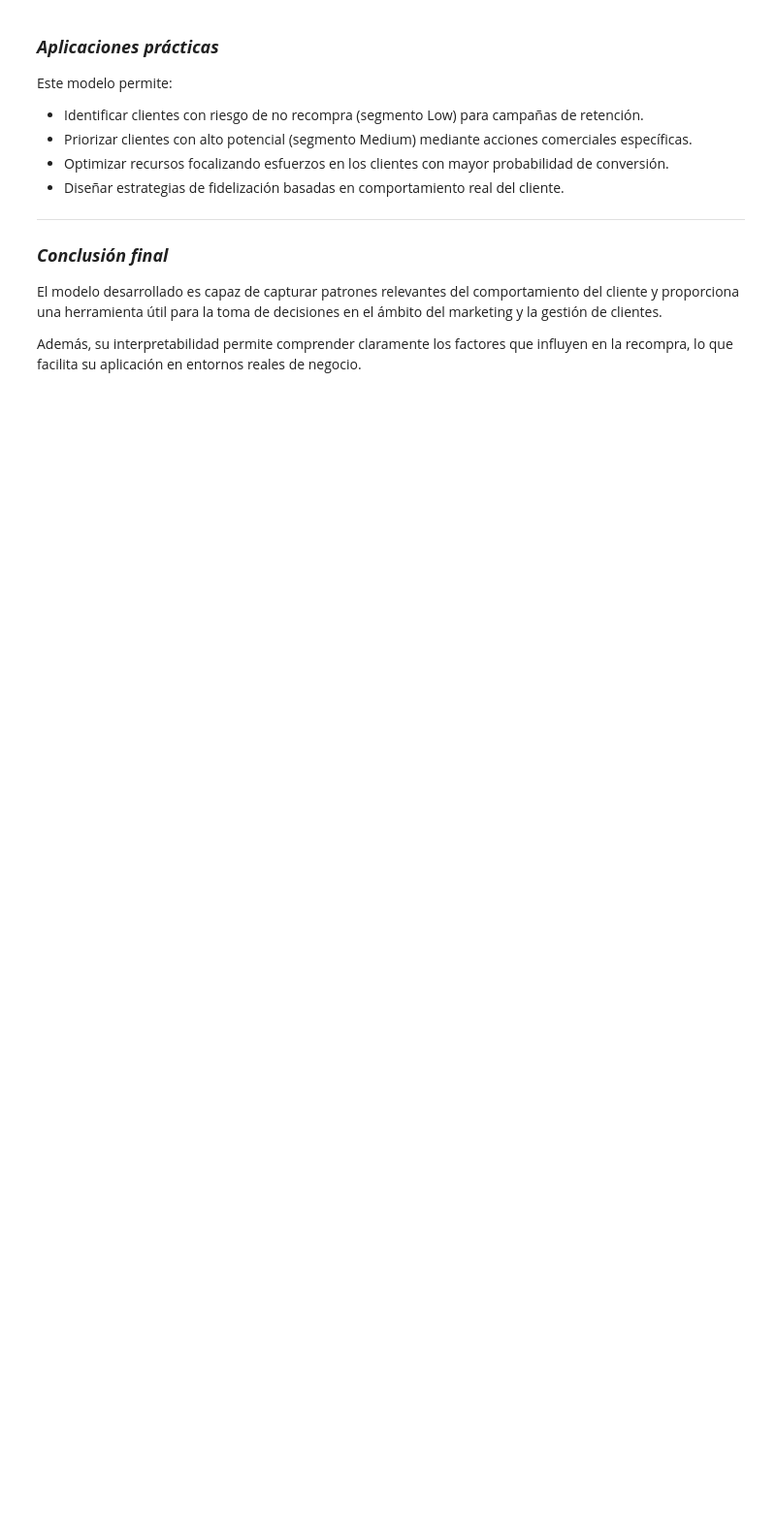
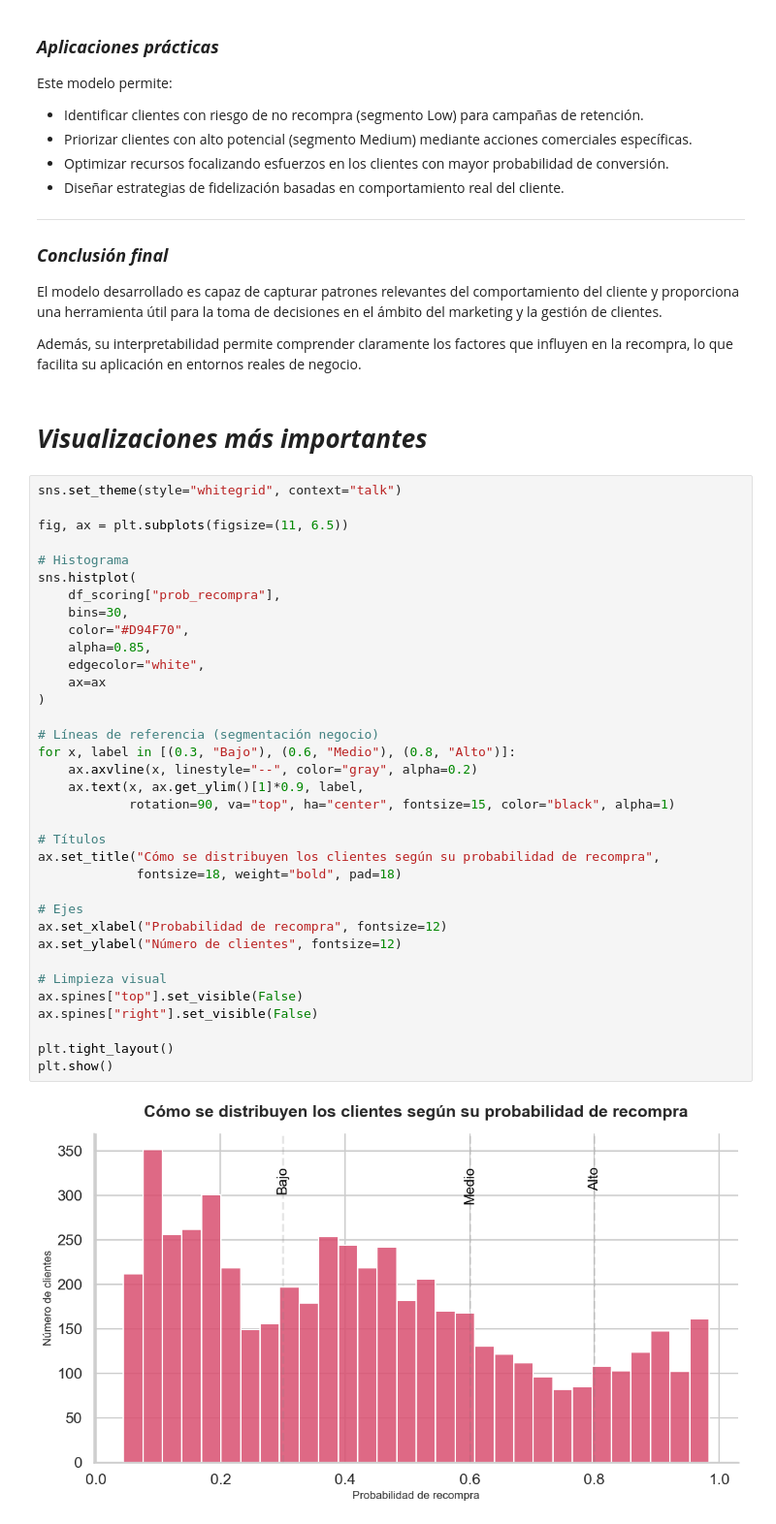
Before and after one commit to OscarFdz24/Proyecto_ML_Clientes_Oscar_Fernandez, a Jupyter notebook: modeloML_Logistica_LGBM.ipynb, the cells around one changed output. Shown at 97% size. Cells and saved outputs as stored; diff of their text form; blank space fills up the shorter version.

Commit message:
Exposicion y visualizaciones post modelo subidas

```diff
--- a/modeloML_Logistica_LGBM.ipynb
+++ b/modeloML_Logistica_LGBM.ipynb
@@ -1809,3 +1808,42 @@ Este modelo permite:
 El modelo desarrollado es capaz de capturar patrones relevantes del comportamiento del cliente y proporciona una herramienta útil para la toma de decisiones en el ámbito del marketing y la gestión de clientes.
 
 Además, su interpretabilidad permite comprender claramente los factores que influyen en la recompra, lo que facilita su aplicación en entornos reales de negocio.
+# %% [markdown]
+# ***Visualizaciones más importantes***
+# %%
+sns.set_theme(style="whitegrid", context="talk")
+
+fig, ax = plt.subplots(figsize=(11, 6.5))
+
+# Histograma
+sns.histplot(
+    df_scoring["prob_recompra"],
+    bins=30,
+    color="#D94F70",
+    alpha=0.85,
+    edgecolor="white",
+    ax=ax
+)
+
+# Líneas de referencia (segmentación negocio)
+for x, label in [(0.3, "Bajo"), (0.6, "Medio"), (0.8, "Alto")]:
+    ax.axvline(x, linestyle="--", color="gray", alpha=0.2)
+    ax.text(x, ax.get_ylim()[1]*0.9, label,
+            rotation=90, va="top", ha="center", fontsize=15, color="black", alpha=1)
+
+# Títulos
+ax.set_title("Cómo se distribuyen los clientes según su probabilidad de recompra",
+             fontsize=18, weight="bold", pad=18)
+
+# Ejes
+ax.set_xlabel("Probabilidad de recompra", fontsize=12)
+ax.set_ylabel("Número de clientes", fontsize=12)
+
+# Limpieza visual
+ax.spines["top"].set_visible(False)
+ax.spines["right"].set_visible(False)
+
+plt.tight_layout()
+plt.show()
+# %% [output]
+[figure, added]
```
Also changed, not shown: parts of 23 cells of this notebook, 1 other file.
